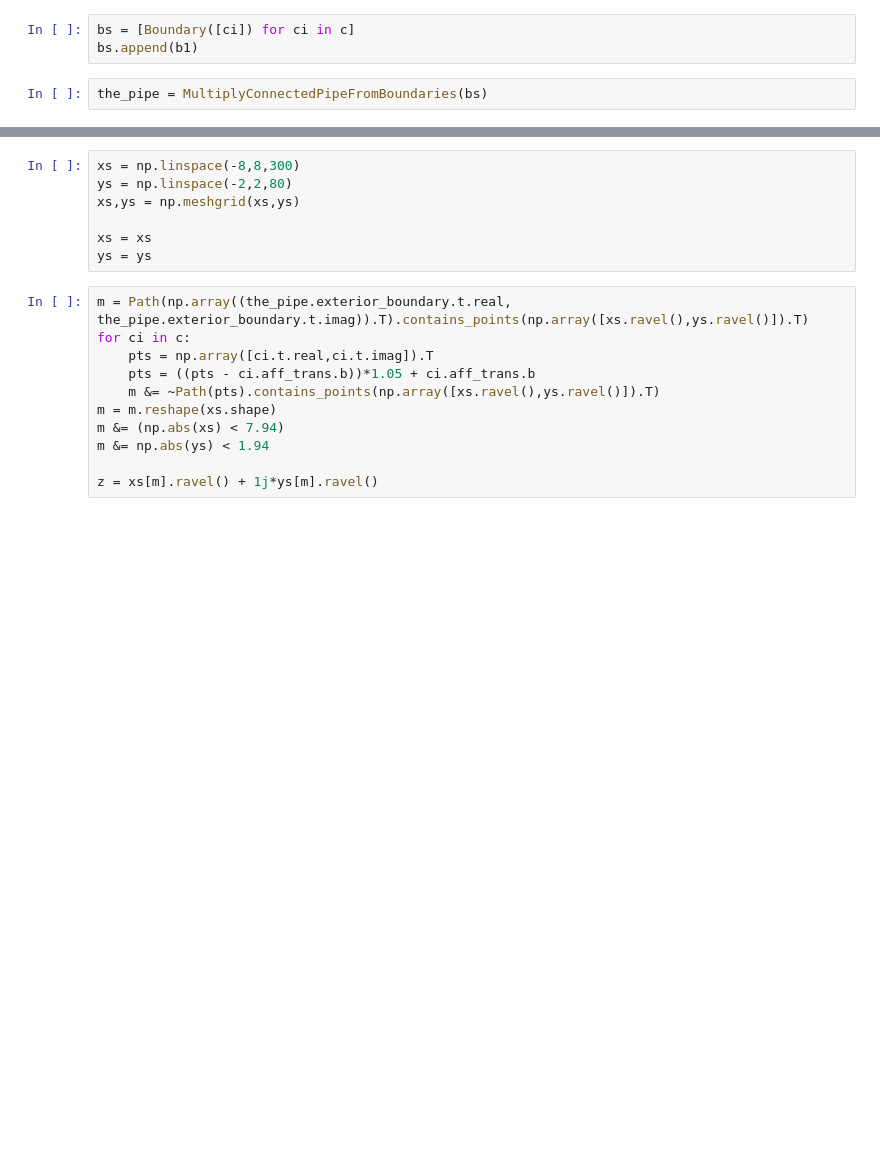
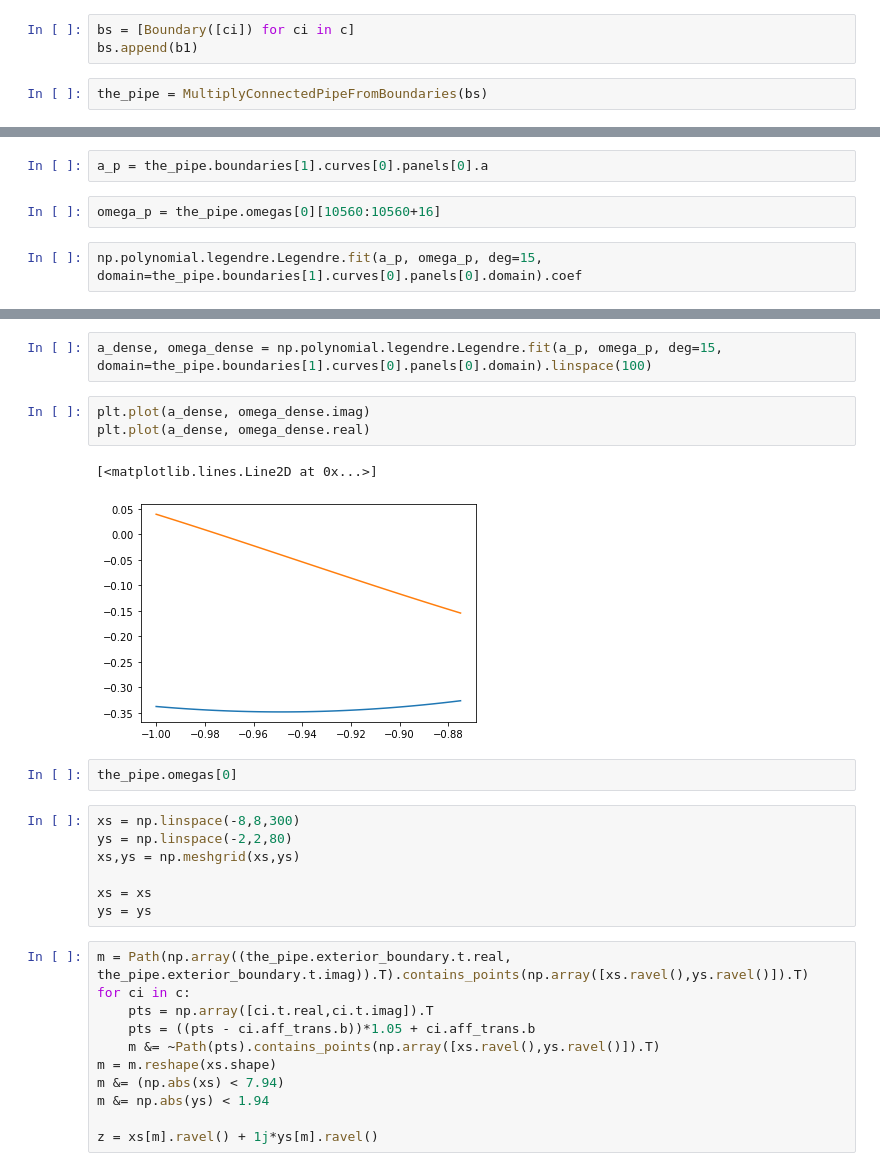
Before and after one commit to WangHaiYang874/stokes2d, a Jupyter notebook: test_multiply_connected.ipynb, the cells around one changed output, grey strips where cells are left out. Drawn from its saved outputs; the diff is of its cells as text; blank space fills up the shorter version.

```diff
--- a/test_multiply_connected.ipynb
+++ b/test_multiply_connected.ipynb
@@ -49,0 +52,6 @@ the_pipe.build()
+# %%
+a_p = the_pipe.boundaries[1].curves[0].panels[0].a
+# %%
+omega_p = the_pipe.omegas[0][10560:10560+16]
+# %%
+np.polynomial.legendre.Legendre.fit(a_p, omega_p, deg=15, domain=the_pipe.boundaries[1].curves[0].panels[0].domain).coef
@@ -50,3 +67,13 @@ the_pipe.build()
+# %%
+a_dense, omega_dense = np.polynomial.legendre.Legendre.fit(a_p, omega_p, deg=15, domain=the_pipe.boundaries[1].curves[0].panels[0].domain).linspace(100)
+# %%
+plt.plot(a_dense, omega_dense.imag)
+plt.plot(a_dense, omega_dense.real)
+# %% [output]
+[<matplotlib.lines.Line2D at 0x...>]
+[figure, added]
+# %%
+the_pipe.omegas[0]
 # %%
 xs = np.linspace(-8,8,300)
 ys = np.linspace(-2,2,80)
```
Also changed, not shown: parts of 4 cells of this notebook, 16 other files.
